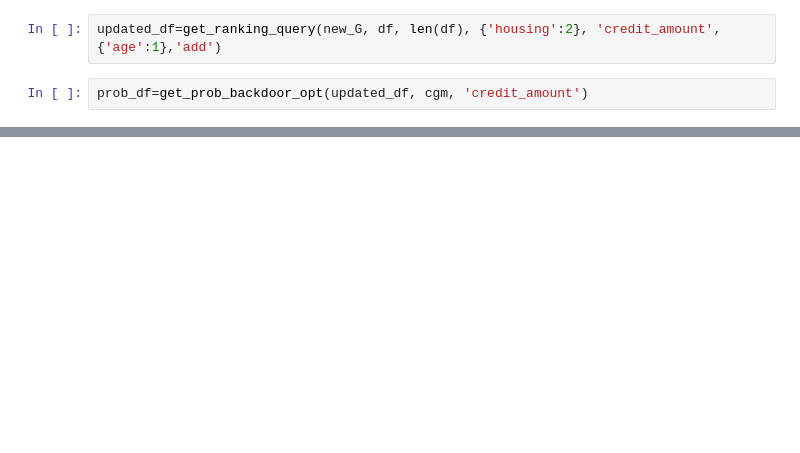
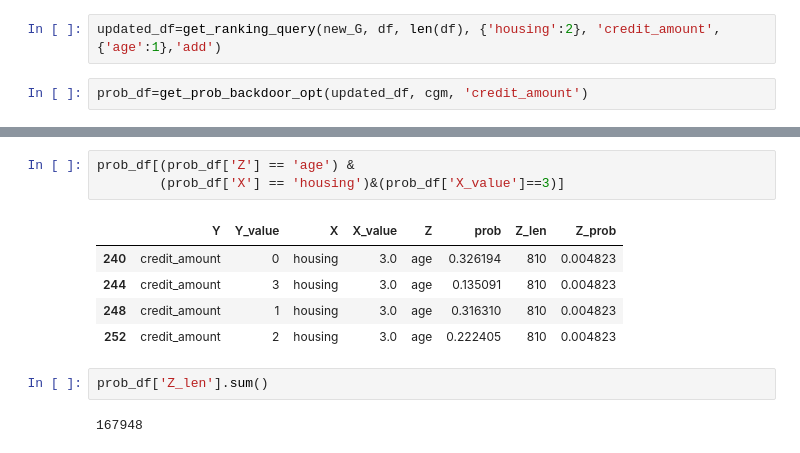
Before and after one commit to sainyam/Hyper-Code, a Jupyter notebook: ranking_query/German_exp.ipynb, the cells around one changed output, grey strips where cells are left out. Saved outputs shown, nothing was run; the diff lists cells and outputs as text; blank space fills up the shorter version.

```diff
--- a/ranking_query/German_exp.ipynb
+++ b/ranking_query/German_exp.ipynb
@@ -287,3 +391,16 @@ prob_df=get_prob_backdoor_opt(updated_df, cgm, 'credit_amount')
+# %%
+prob_df[(prob_df['Z'] == 'age') &
+        (prob_df['X'] == 'housing')&(prob_df['X_value']==3)]
+# %% [output]
+|  | Y | Y_value | X | X_value | Z | prob | Z_len | Z_prob |
+| 240 | credit_amount | 0 | housing | 3.0 | age | 0.326194 | 810 | 0.004823 |
+| 244 | credit_amount | 3 | housing | 3.0 | age | 0.135091 | 810 | 0.004823 |
+| 248 | credit_amount | 1 | housing | 3.0 | age | 0.316310 | 810 | 0.004823 |
+| 252 | credit_amount | 2 | housing | 3.0 | age | 0.222405 | 810 | 0.004823 |
+# %%
+prob_df['Z_len'].sum()
+# %% [output]
+167948
 # %%
 prob_df[(prob_df['Z'] == 'age') &
         (prob_df['X'] == 'housing')&(prob_df['X_value']==3)].sum()
```
Also changed, not shown: parts of 20 cells of this notebook, 3 other files.
